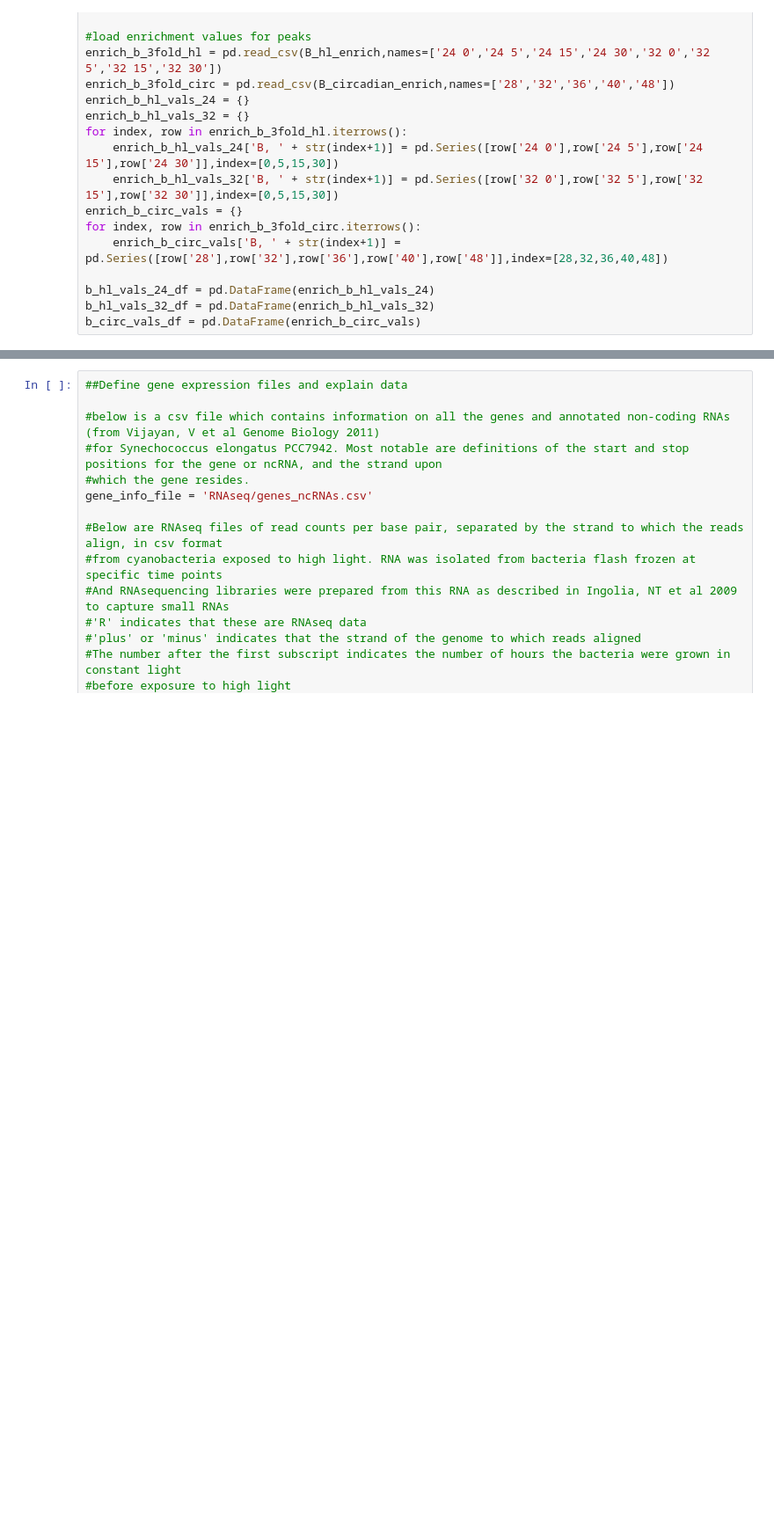
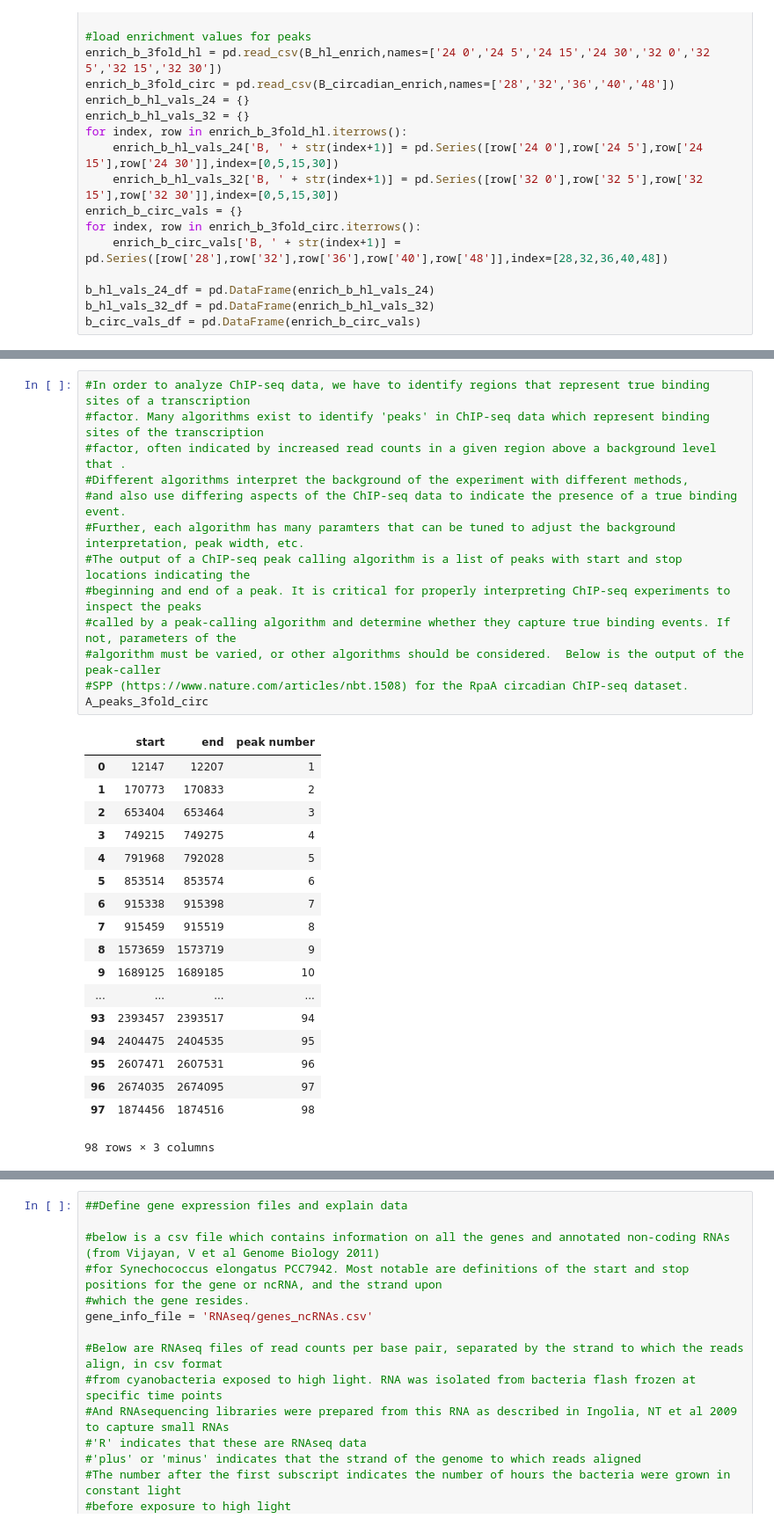
Before and after one commit to jpiechura/RpaAB_ChIP_RNAseq_plots, a Jupyter notebook: Plot_ChIP_RNAseq_cyanobacteria.ipynb, the cells around one changed output, grey strips where cells are left out. Shown at 88% size. Cells and saved outputs as stored; diff of their text form; blank space fills up the shorter version.

```diff
--- a/Plot_ChIP_RNAseq_cyanobacteria.ipynb
+++ b/Plot_ChIP_RNAseq_cyanobacteria.ipynb
@@ -190,0 +215,32 @@ b_circ_vals_df = pd.DataFrame(enrich_b_circ_vals)
+# %%
+#In order to analyze ChIP-seq data, we have to identify regions that represent true binding sites of a transcription
+#factor. Many algorithms exist to identify 'peaks' in ChIP-seq data which represent binding sites of the transcription
+#factor, often indicated by increased read counts in a given region above a background level that .
+#Different algorithms interpret the background of the experiment with different methods,
+#and also use differing aspects of the ChIP-seq data to indicate the presence of a true binding event.
+#Further, each algorithm has many paramters that can be tuned to adjust the background interpretation, peak width, etc.
+#The output of a ChIP-seq peak calling algorithm is a list of peaks with start and stop locations indicating the
+#beginning and end of a peak. It is critical for properly interpreting ChIP-seq experiments to inspect the peaks
+#called by a peak-calling algorithm and determine whether they capture true binding events. If not, parameters of the
+#algorithm must be varied, or other algorithms should be considered.  Below is the output of the peak-caller
+#SPP (https://www.nature.com/articles/nbt.1508) for the RpaA circadian ChIP-seq dataset.
+A_peaks_3fold_circ
+# %% [output]
+|  | start | end | peak number |
+| 0 | 12147 | 12207 | 1 |
+| 1 | 170773 | 170833 | 2 |
+| 2 | 653404 | 653464 | 3 |
+| 3 | 749215 | 749275 | 4 |
+| 4 | 791968 | 792028 | 5 |
+| 5 | 853514 | 853574 | 6 |
+| 6 | 915338 | 915398 | 7 |
+| 7 | 915459 | 915519 | 8 |
+| 8 | 1573659 | 1573719 | 9 |
+| 9 | 1689125 | 1689185 | 10 |
+| ... | ... | ... | ... |
+| 93 | 2393457 | 2393517 | 94 |
+| 94 | 2404475 | 2404535 | 95 |
+| 95 | 2607471 | 2607531 | 96 |
+| 96 | 2674035 | 2674095 | 97 |
+| 97 | 1874456 | 1874516 | 98 |
+98 rows × 3 columns
```
Also changed, not shown: parts of 6 cells of this notebook.
